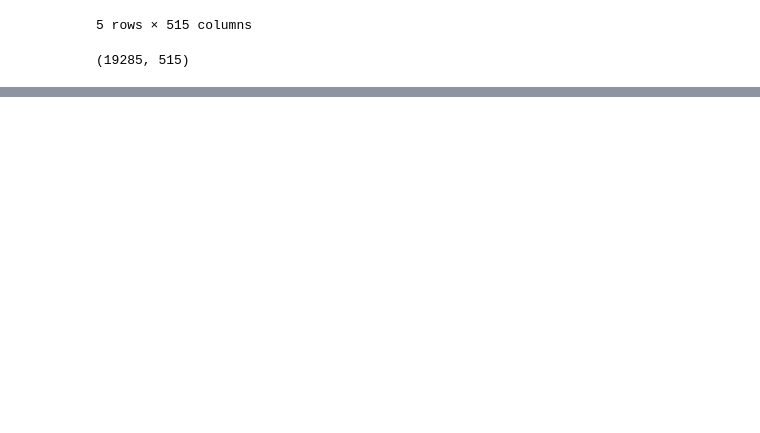
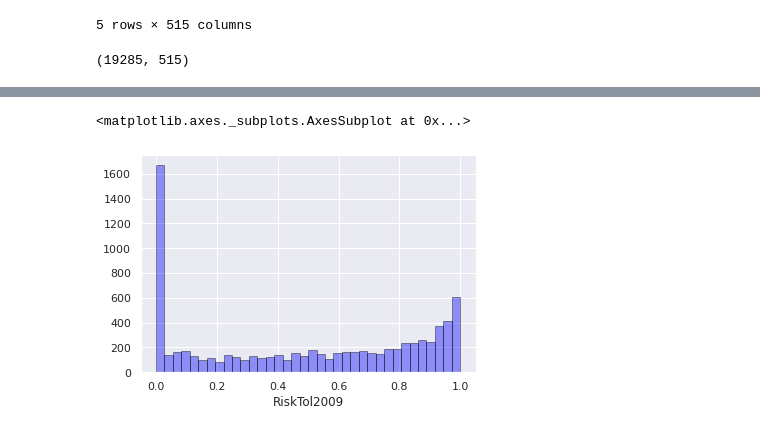
Before and after one commit to tomasz-te/Risk-Tolerance, a Jupyter notebook: Investor_risk_tolerance.ipynb, the cells around one changed output, grey strips where cells are left out. Drawn from its saved outputs; the diff is of its cells as text; code cells hidden in the pictures; blank space fills up the shorter version.

```diff
--- a/Investor_risk_tolerance.ipynb
+++ b/Investor_risk_tolerance.ipynb
@@ -33,0 +137,7 @@ df.isnull().sum().sum()
+# %%
+sns.distplot(df['RiskTol2009'], hist=True, kde=False,
+ bins=int(180/5), color = 'blue',
+ hist_kws={'edgecolor':'black'})
+# %% [output]
+<matplotlib.axes._subplots.AxesSubplot at 0x...>
+[figure, added]
```
Also changed, not shown: parts of 25 cells of this notebook.
